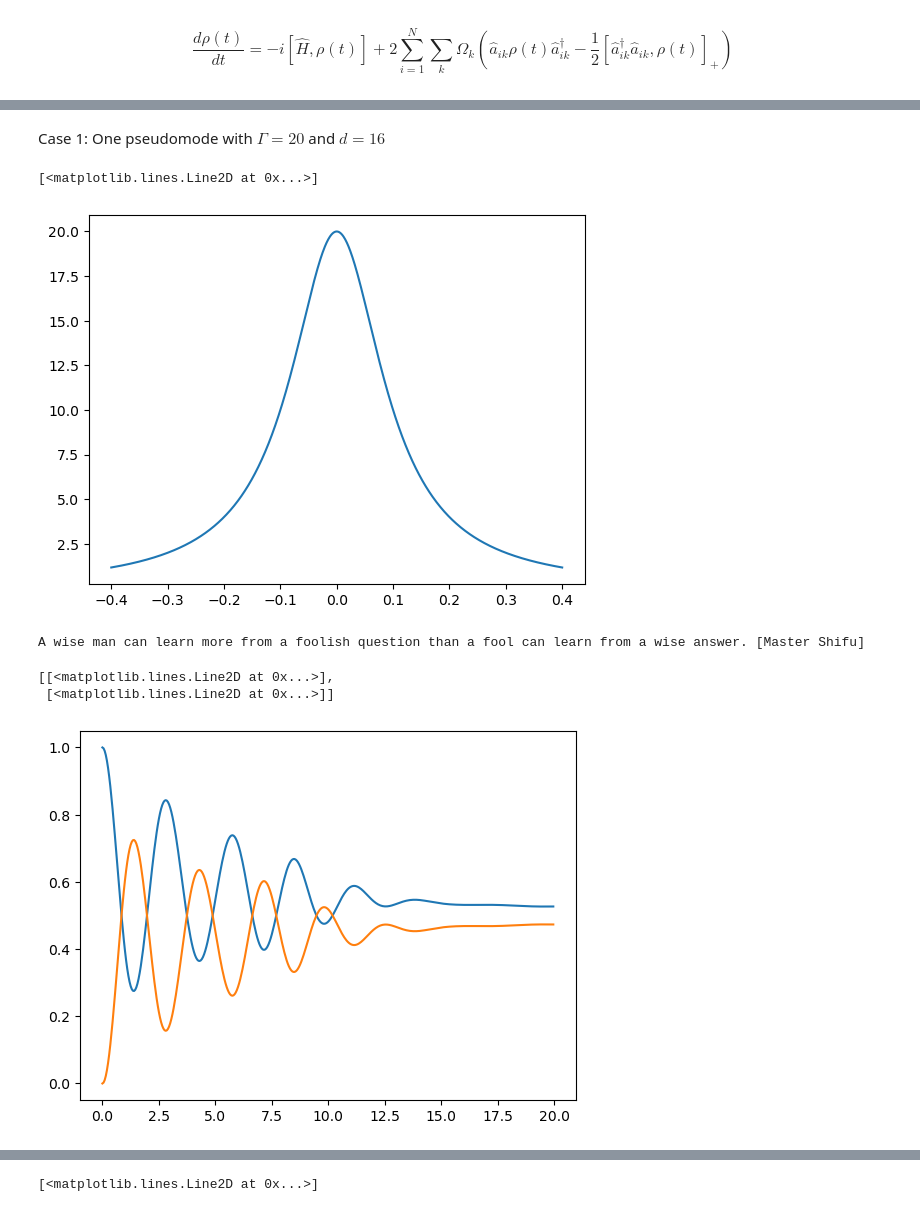
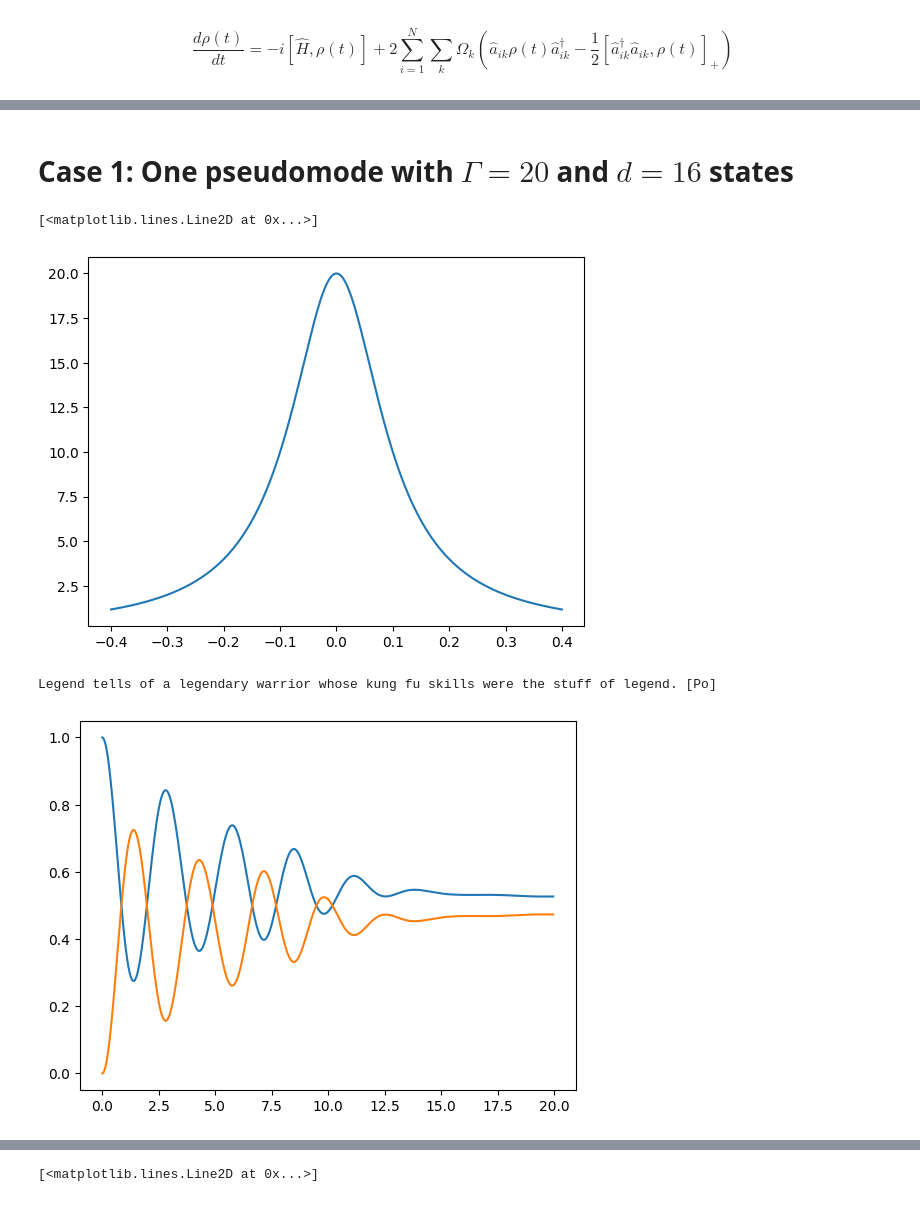
Before and after one commit to federicogallina/qsextra, a Jupyter notebook: Examples/qcomo - Examples/Example 3 - More is better.ipynb, the cells around one changed output, grey strips where cells are left out. Saved outputs shown, nothing was run; the diff lists cells and outputs as text; code cells hidden in the pictures.

```diff
--- a/Examples/qcomo - Examples/Example 3 - More is better.ipynb
+++ b/Examples/qcomo - Examples/Example 3 - More is better.ipynb
@@ -47,31 +58,36 @@ t_list = np.arange(0, 20, dt_collisions)
 esys = ExcitonicSystem(energies=epsilon, dipole_moments=[1.,1.], couplings=J)
 esys.set_state(state_type='localized excitation', state=0)
 sys = ChromophoreSystem(excitonic_system=esys)
+# %%
+Gamma = 20
+Omega = 0.1
 # %% [markdown]
-Case 1: One pseudomode with $\Gamma = 20$ and $d = 16$
+# Case 1: One pseudomode with $\Gamma = 20$ and $d = 16$ states
-# %%
-frequencies_pseudomode = [0]
-Gamma = [20]
-Omega = [0.1]
-fr, sf = spectral_function(frequencies_pseudomode, Gamma, Omega)
-plt.plot(fr, sf)
-# %% [output]
-[<matplotlib.lines.Line2D at 0x...>]
-[figure, removed]
+# %%
+W_prime = 1
+frequencies_pseudomode = [0]*W_prime
+Gamma_list = [Gamma/W_prime]*W_prime
+Omega_list = [Omega]*W_prime
+fr, sf = spectral_function(frequencies_pseudomode, Gamma_list, Omega_list)
+plt.plot(fr, sf)
+# %% [output]
+[<matplotlib.lines.Line2D at 0x...>]
+[figure, added]
 # %%
 sys.pseudomodes(frequencies_pseudomode = frequencies_pseudomode,
                 levels_pseudomode = [16]*len(frequencies_pseudomode),
-                couplings_ep = np.sqrt(np.array(Gamma)*np.array(Omega)/2).tolist(),
+                couplings_ep = np.sqrt(np.array(Gamma_list)*np.array(Omega_list)/2).tolist(),
                )
-coll_rate = (2 * np.array(Omega)).tolist()
-results = clevolve(sys, t_list, coll_rate, measure_populations = True)
+coll_rate = (2 * np.array(Omega_list)).tolist()
+results_1 = clevolve(sys, t_list, coll_rate, measure_populations = False)
+P_qutip_1 = [[] for _ in range(N)]
+for t in range(len(t_list)):
+    for i in range(N):
+        P_qutip_1[i].append(results_1.states[t].ptrace(N-i-1)[1,1])
 # %% [output]
-A wise man can learn more from a foolish question than a fool can learn from a wise answer. [Master Shifu]
+Legend tells of a legendary warrior whose kung fu skills were the stuff of legend. [Po]
 # %%
-P_qutip_1 = results.expect
-[plt.plot(t_list, P_qutip_1[i]) for i in range(len(epsilon))]
+[plt.plot(t_list, P_qutip_1[i]) for i in range(N)];
 # %% [output]
-[[<matplotlib.lines.Line2D at 0x...>],
- [<matplotlib.lines.Line2D at 0x...>]]
 [figure]
 # %% [markdown]
```
Also changed, not shown: parts of 21 cells of this notebook, 1 other file.
